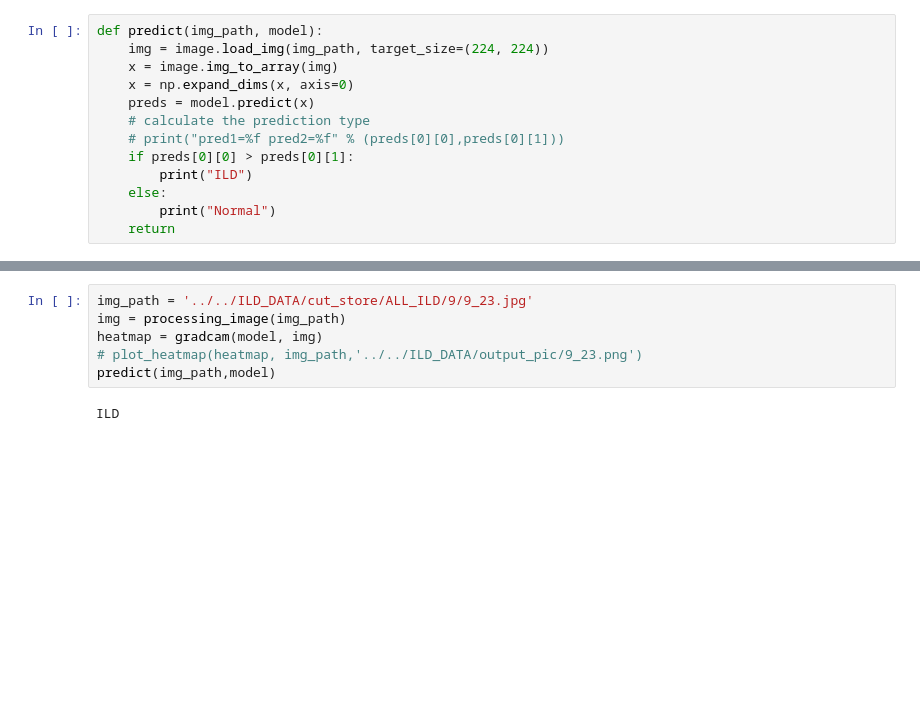
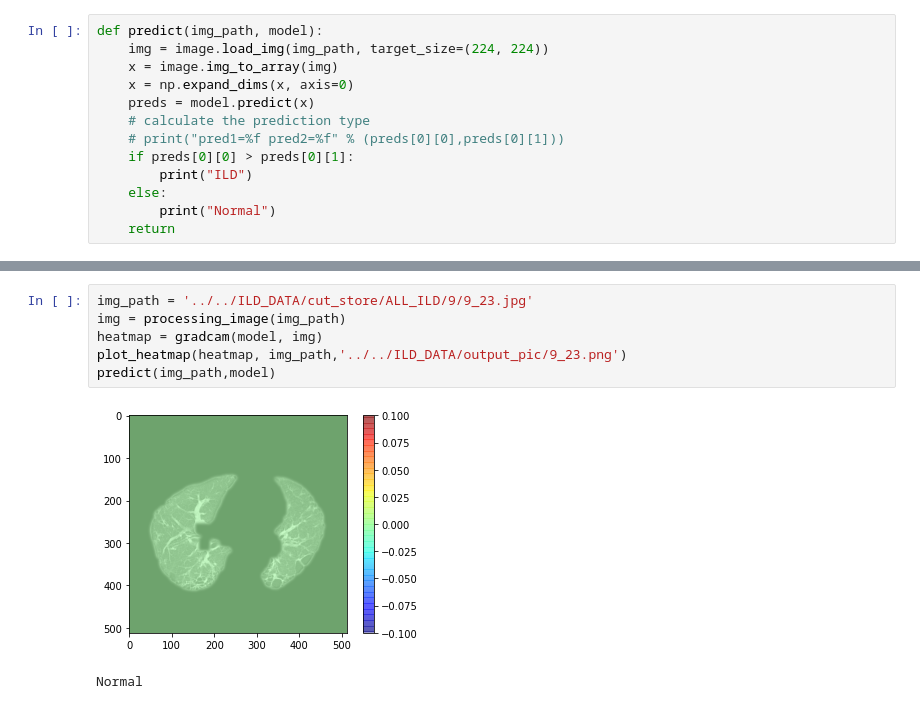
Before and after one commit to Media1129/ILD_PROJECT, a Jupyter notebook: Grad_CAM/ILD_CAM_RESNET.ipynb, the cells around one changed output, grey strips where cells are left out. Saved outputs shown, nothing was run; the diff lists cells and outputs as text; blank space fills up the shorter version.

```diff
--- a/Grad_CAM/ILD_CAM_RESNET.ipynb
+++ b/Grad_CAM/ILD_CAM_RESNET.ipynb
@@ -126,11 +131,12 @@ ILD
 # %%
 img_path = '../../ILD_DATA/cut_store/ALL_ILD/9/9_23.jpg'
 img = processing_image(img_path)
 heatmap = gradcam(model, img)
-# plot_heatmap(heatmap, img_path,'../../ILD_DATA/output_pic/9_23.png')
+plot_heatmap(heatmap, img_path,'../../ILD_DATA/output_pic/9_23.png')
 predict(img_path,model)
 # %% [output]
+[figure, added]
-ILD
+Normal
 # %%
 img_path = '../../ILD_DATA/cut_store/ALL_NORMAL/11/11_35.jpg'
 img = processing_image(img_path)
```
Also changed, not shown: parts of 9 cells of this notebook, 6 other files.
